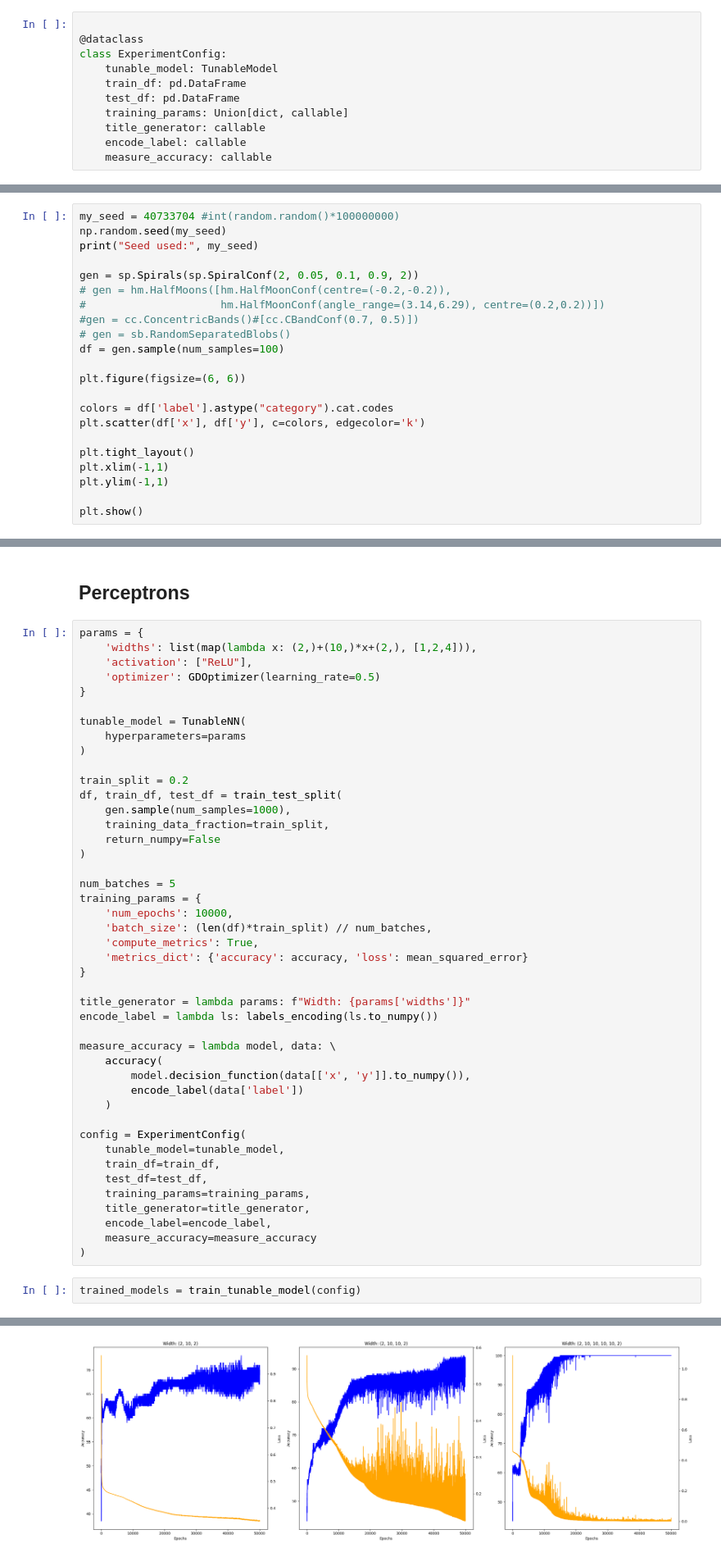
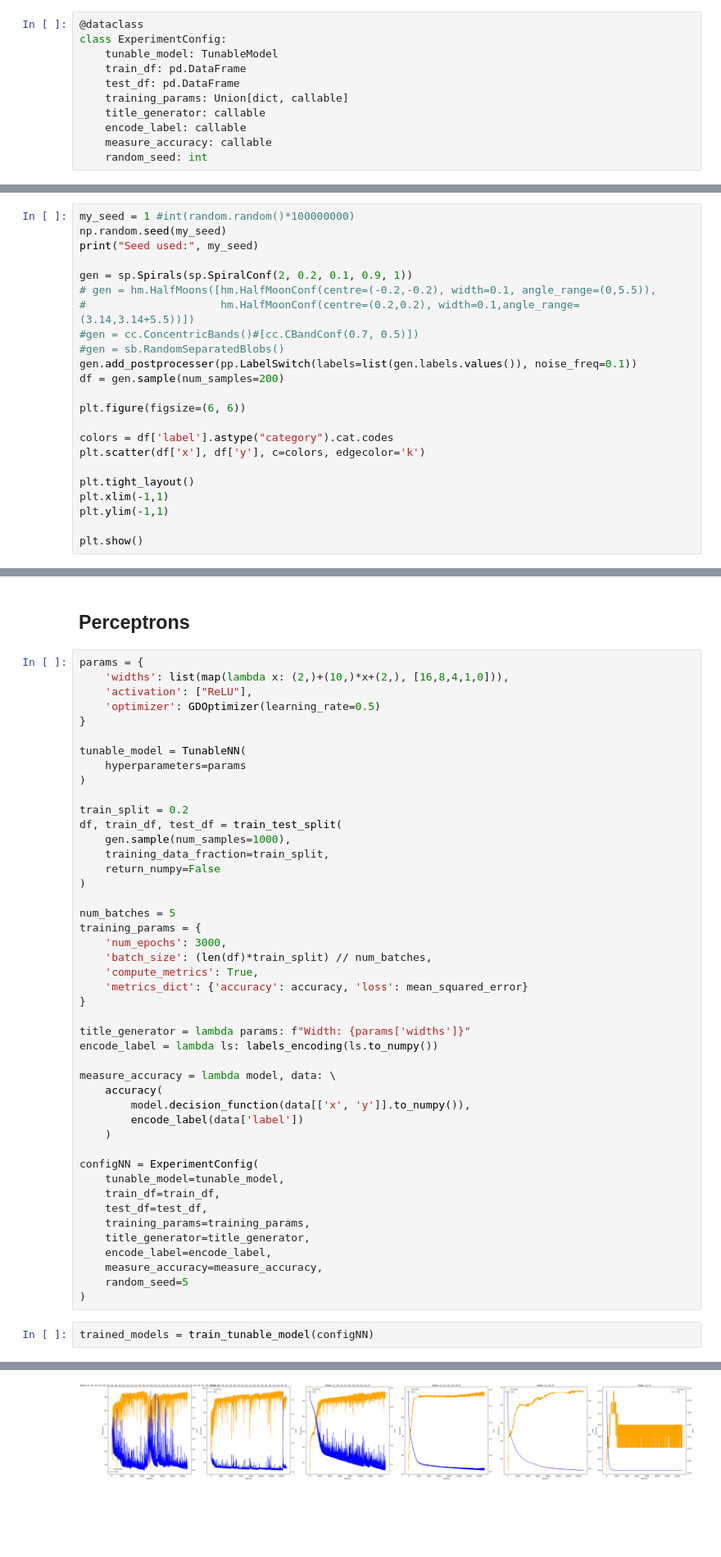
Before and after one commit to NoahWedlich/AppliedMLProject, a Jupyter notebook: main.ipynb, the cells around one changed output, grey strips where cells are left out. Shown at 82% size. Saved outputs shown, nothing was run; the diff lists cells and outputs as text; blank space fills up the shorter version.

```diff
--- a/main.ipynb
+++ b/main.ipynb
@@ -30,7 +31,6 @@ import pandas as pd
 import matplotlib.pyplot as plt
 import matplotlib
 # %%
-
 @dataclass
 class ExperimentConfig:
     tunable_model: TunableModel
@@ -40,5 +40,6 @@ class ExperimentConfig:
     title_generator: callable
     encode_label: callable
     measure_accuracy: callable
+    random_seed: int
 # %%
 def train_tunable_model(cf):
@@ -120,16 +134,17 @@ def show_tunable_model(cf, trained_models):
     plt.tight_layout()
     plt.show()
 # %%
-my_seed = 40733704 #int(random.random()*100000000)
+my_seed = 1 #int(random.random()*100000000)
 np.random.seed(my_seed)
 print("Seed used:", my_seed)
 
-gen = sp.Spirals(sp.SpiralConf(2, 0.05, 0.1, 0.9, 2))
-# gen = hm.HalfMoons([hm.HalfMoonConf(centre=(-0.2,-0.2)),
-#                     hm.HalfMoonConf(angle_range=(3.14,6.29), centre=(0.2,0.2))])
+gen = sp.Spirals(sp.SpiralConf(2, 0.2, 0.1, 0.9, 1))
+# gen = hm.HalfMoons([hm.HalfMoonConf(centre=(-0.2,-0.2), width=0.1, angle_range=(0,5.5)),
+#                     hm.HalfMoonConf(centre=(0.2,0.2), width=0.1,angle_range=(3.14,3.14+5.5))])
 #gen = cc.ConcentricBands()#[cc.CBandConf(0.7, 0.5)])
-# gen = sb.RandomSeparatedBlobs()
-df = gen.sample(num_samples=100)
+#gen = sb.RandomSeparatedBlobs()
+gen.add_postprocesser(pp.LabelSwitch(labels=list(gen.labels.values()), noise_freq=0.1))
+df = gen.sample(num_samples=200)
 
 plt.figure(figsize=(6, 6))
 
@@ -148,7 +163,7 @@ Seed used: 40733704
 ## Perceptrons
 # %%
 params = {
-    'widths': list(map(lambda x: (2,)+(10,)*x+(2,), [1,2,4])),
+    'widths': list(map(lambda x: (2,)+(10,)*x+(2,), [16,8,4,1,0])),
     'activation': ["ReLU"],
     'optimizer': GDOptimizer(learning_rate=0.5)
 }
@@ -166,7 +181,7 @@ df, train_df, test_df = train_test_split(
 
 num_batches = 5
 training_params = {
-    'num_epochs': 10000,
+    'num_epochs': 3000,
     'batch_size': (len(df)*train_split) // num_batches,
     'compute_metrics': True,
     'metrics_dict': {'accuracy': accuracy, 'loss': mean_squared_error}
@@ -181,15 +196,16 @@ measure_accuracy = lambda model, data: \
         encode_label(data['label'])
     )
 
-config = ExperimentConfig(
+configNN = ExperimentConfig(
     tunable_model=tunable_model,
     train_df=train_df,
     test_df=test_df,
     training_params=training_params,
     title_generator=title_generator,
     encode_label=encode_label,
-    measure_accuracy=measure_accuracy
+    measure_accuracy=measure_accuracy,
+    random_seed=5
 )
 # %%
-trained_models = train_tunable_model(config)
+trained_models = train_tunable_model(configNN)
 # %% [output]
@@ -198,5 +214,5 @@ Model 0: Done | Model 1: Done | Model 2: Done
 
 All models trained. Collecting results...
 Results collected.
-[figure, old version]
+[figure, new version]
 # %%
```
Also changed, not shown: parts of 14 cells of this notebook.
